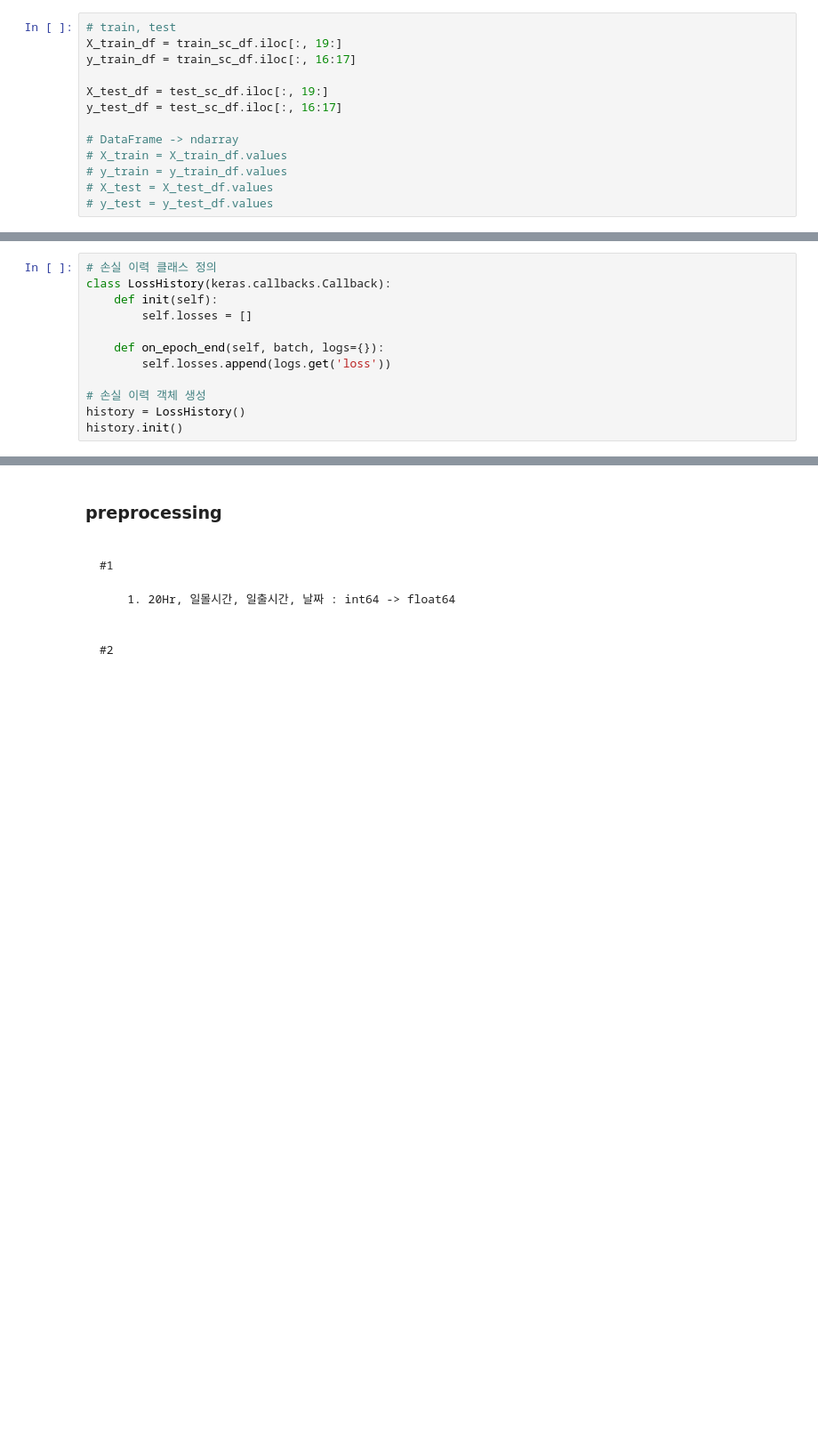
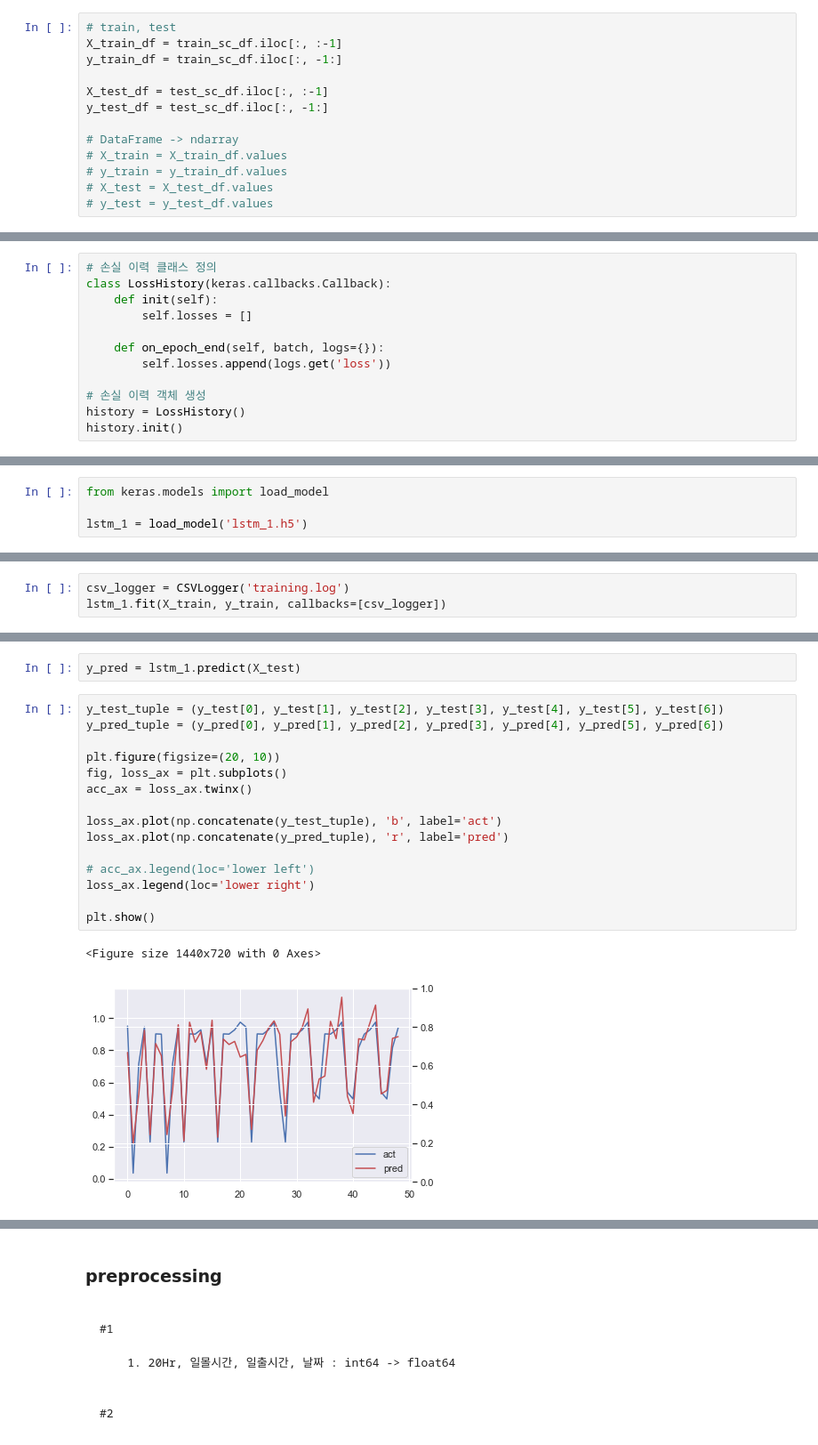
Before and after one commit to seokyeongheo/iot-data-practice, a Jupyter notebook: IOT_practice_01.RNN.ipynb, the cells around one changed output, grey strips where cells are left out. Shown at 89% size. Saved outputs shown, nothing was run; the diff lists cells and outputs as text; blank space fills up the shorter version.

```diff
--- a/IOT_practice_01.RNN.ipynb
+++ b/IOT_practice_01.RNN.ipynb
@@ -563,10 +363,10 @@ train_sc_df.iloc[:, :16].tail()
 # %%
 # train, test
-X_train_df = train_sc_df.iloc[:, 19:]
-y_train_df = train_sc_df.iloc[:, 16:17]
+X_train_df = train_sc_df.iloc[:, :-1]
+y_train_df = train_sc_df.iloc[:, -1:]
 
-X_test_df = test_sc_df.iloc[:, 19:]
-y_test_df = test_sc_df.iloc[:, 16:17]
+X_test_df = test_sc_df.iloc[:, :-1]
+y_test_df = test_sc_df.iloc[:, -1:]
 
 # DataFrame -> ndarray
 # X_train = X_train_df.values
@@ -657,0 +542,4 @@ history.init()
+# %%
+from keras.models import load_model
+
+lstm_1 = load_model('lstm_1.h5')
@@ -657,0 +554,3 @@ history.init()
+# %%
+csv_logger = CSVLogger('training.log')
+lstm_1.fit(X_train, y_train, callbacks=[csv_logger])
@@ -702,3 +576,23 @@ plt.show()
+# %%
+y_pred = lstm_1.predict(X_test)
+# %%
+y_test_tuple = (y_test[0], y_test[1], y_test[2], y_test[3], y_test[4], y_test[5], y_test[6])
+y_pred_tuple = (y_pred[0], y_pred[1], y_pred[2], y_pred[3], y_pred[4], y_pred[5], y_pred[6])
+
+plt.figure(figsize=(20, 10))
+fig, loss_ax = plt.subplots()
+acc_ax = loss_ax.twinx()
+
+loss_ax.plot(np.concatenate(y_test_tuple), 'b', label='act')
+loss_ax.plot(np.concatenate(y_pred_tuple), 'r', label='pred')
+
+# acc_ax.legend(loc='lower left')
+loss_ax.legend(loc='lower right')
+
+plt.show()
+# %% [output]
+<Figure size 1440x720 with 0 Axes>
+[figure, added]
 # %%
 # loss
 
```
Also changed, not shown: parts of 66 cells of this notebook, 2 other files.
